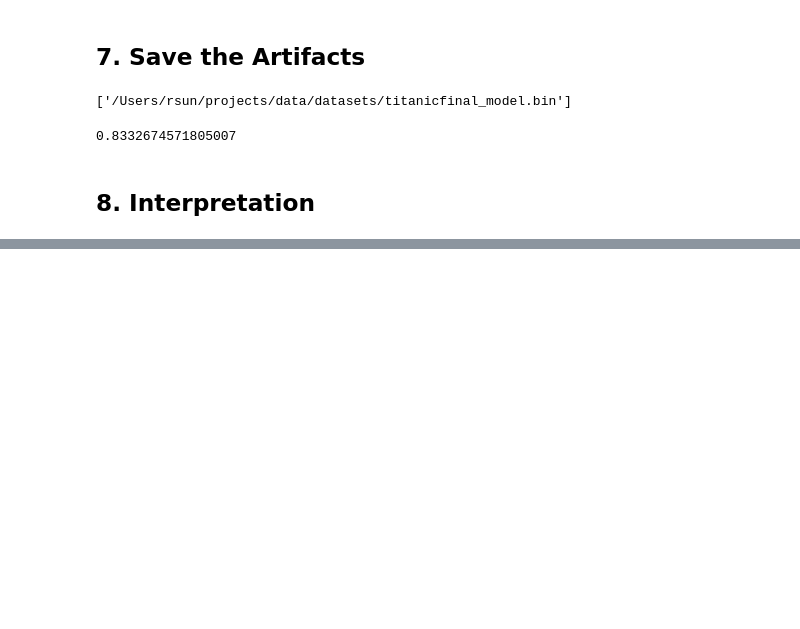
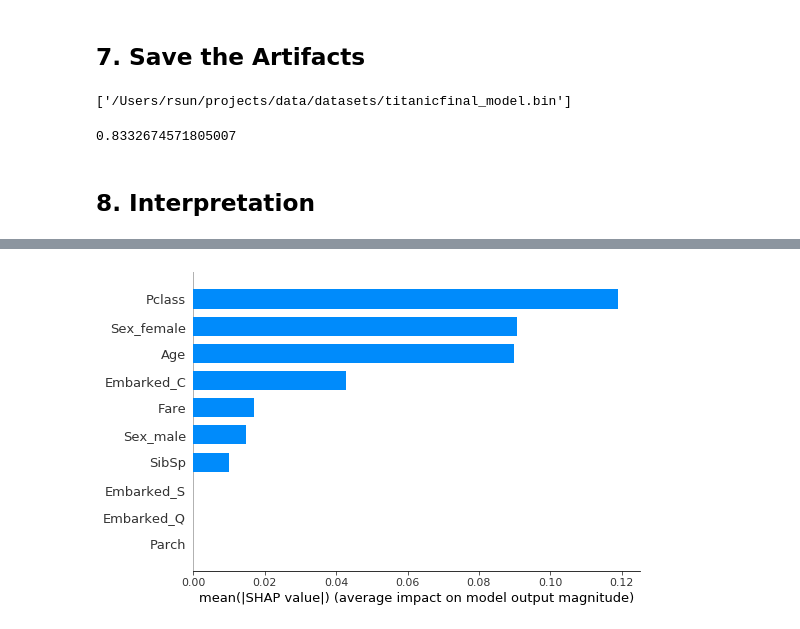
Before and after one commit to raysunau/pyawb, a Jupyter notebook: examples/Binary_Classifier_Notebook.ipynb, the cells around one changed output, grey strips where cells are left out. Cells and saved outputs as stored; diff of their text form; code cells hidden in the pictures; blank space fills up the shorter version.

```diff
--- a/examples/Binary_Classifier_Notebook.ipynb
+++ b/examples/Binary_Classifier_Notebook.ipynb
@@ -695,0 +746,4 @@ import shap
+# %%
+shap.summary_plot(shap_values, X_train_preprocessed,plot_type='bar')
+# %% [output]
+[figure, added]
```
Also changed, not shown: parts of 10 cells of this notebook.
